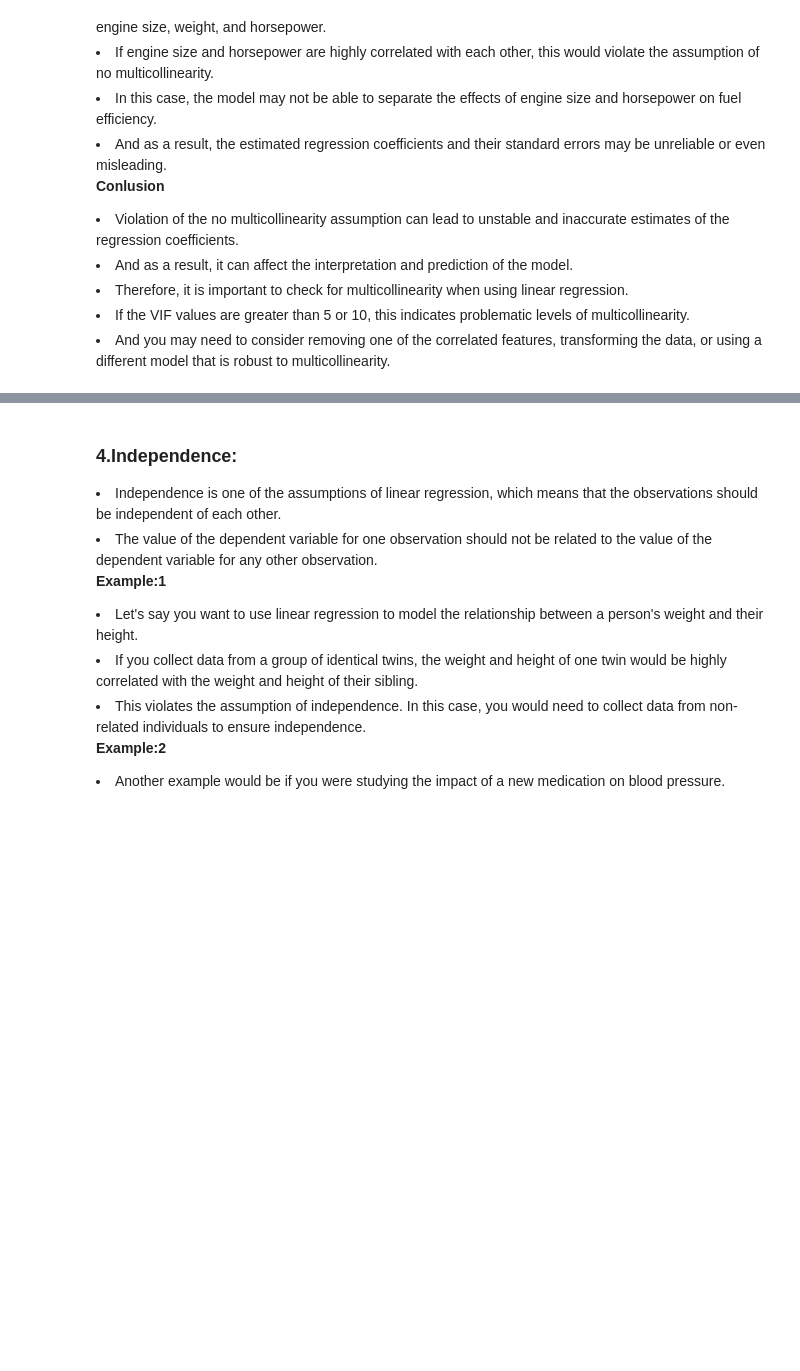
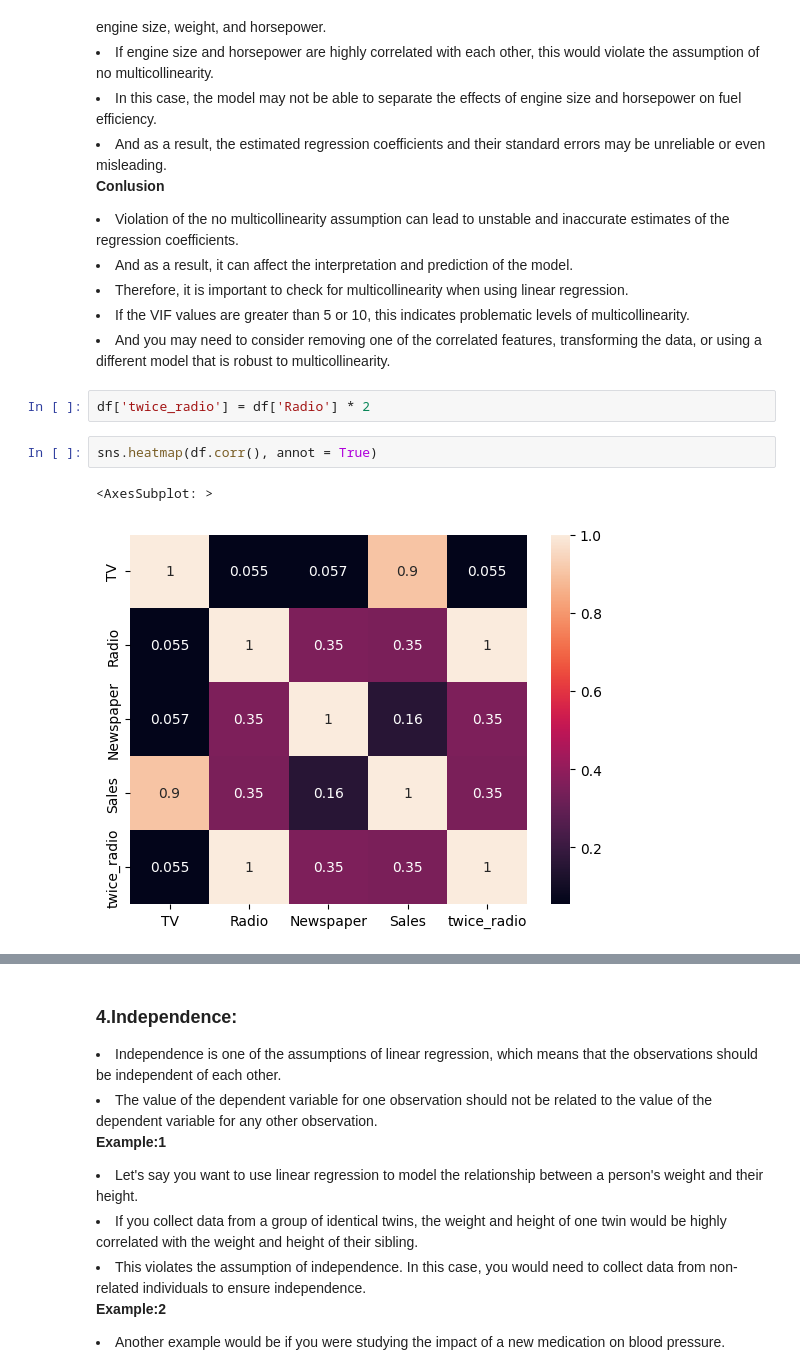
Before and after one commit to prabhat-123/Python_For_Data_Science, a Jupyter notebook: Linear_Regression.ipynb, the cells around one changed output, grey strips where cells are left out. Saved outputs shown, nothing was run; the diff lists cells and outputs as text; blank space fills up the shorter version.

```diff
--- a/Linear_Regression.ipynb
+++ b/Linear_Regression.ipynb
@@ -518,3 +707,10 @@ plt.show()
 
 <li>If the VIF values are greater than 5 or 10, this indicates problematic levels of multicollinearity.</li>
 <li>And you may need to consider removing one of the correlated features, transforming the data, or using a different model that is robust to multicollinearity.</li>
+# %%
+df['twice_radio'] = df['Radio'] * 2
+# %%
+sns.heatmap(df.corr(), annot = True)
+# %% [output]
+<AxesSubplot: >
+[figure, added]
```
Also changed, not shown: parts of 56 cells of this notebook, 7 other files.
